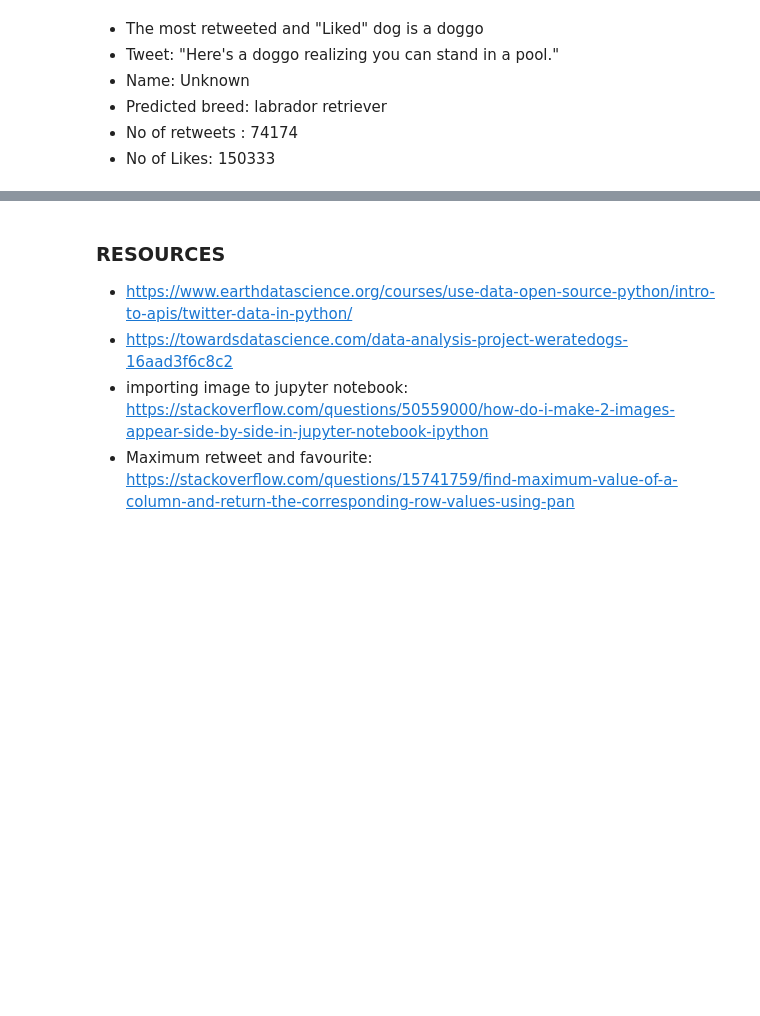
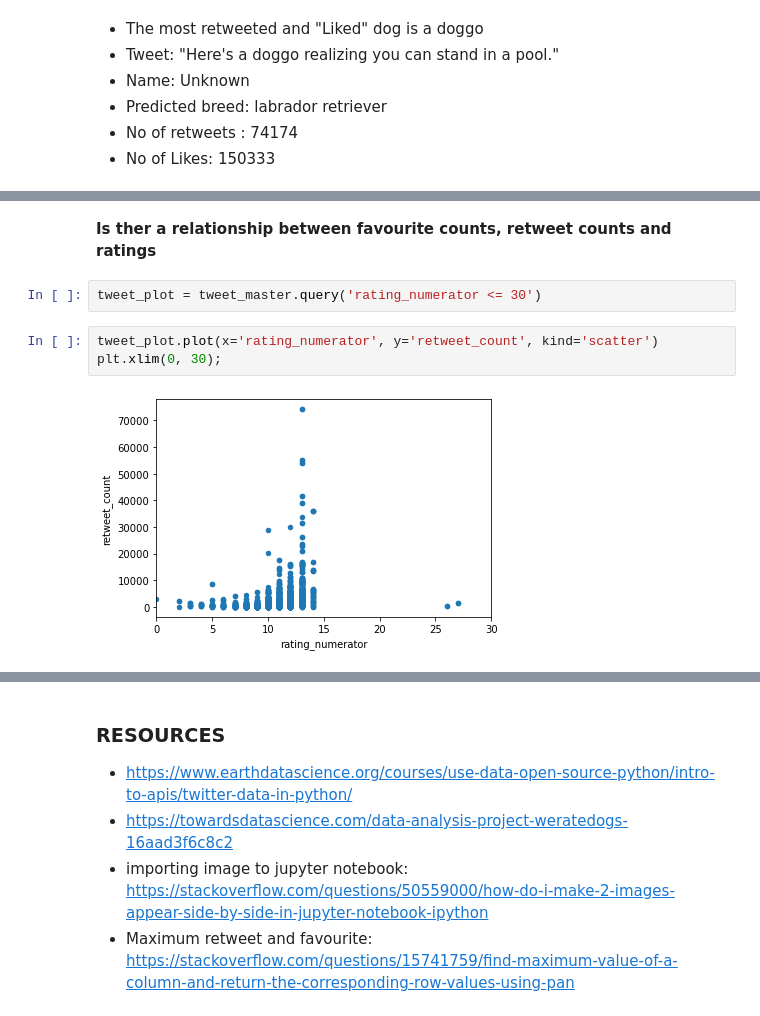
Before and after one commit to Ifyfrances/data_wrangle_analyze_project, a Jupyter notebook: wrangle_act.ipynb, the cells around one changed output, grey strips where cells are left out. Cells and saved outputs as stored; diff of their text form; blank space fills up the shorter version.

```diff
--- a/wrangle_act.ipynb
+++ b/wrangle_act.ipynb
@@ -1279,0 +1314,9 @@ Image(max_favourite['jpg_url'], width=150, height=10)
+# %% [markdown]
+**Is ther a relationship between favourite counts, retweet counts and ratings**
+# %%
+tweet_plot = tweet_master.query('rating_numerator <= 30')
+# %%
+tweet_plot.plot(x='rating_numerator', y='retweet_count', kind='scatter')
+plt.xlim(0, 30);
+# %% [output]
+[figure, added]
```
Also changed, not shown: parts of 8 cells of this notebook, 2 other files.
